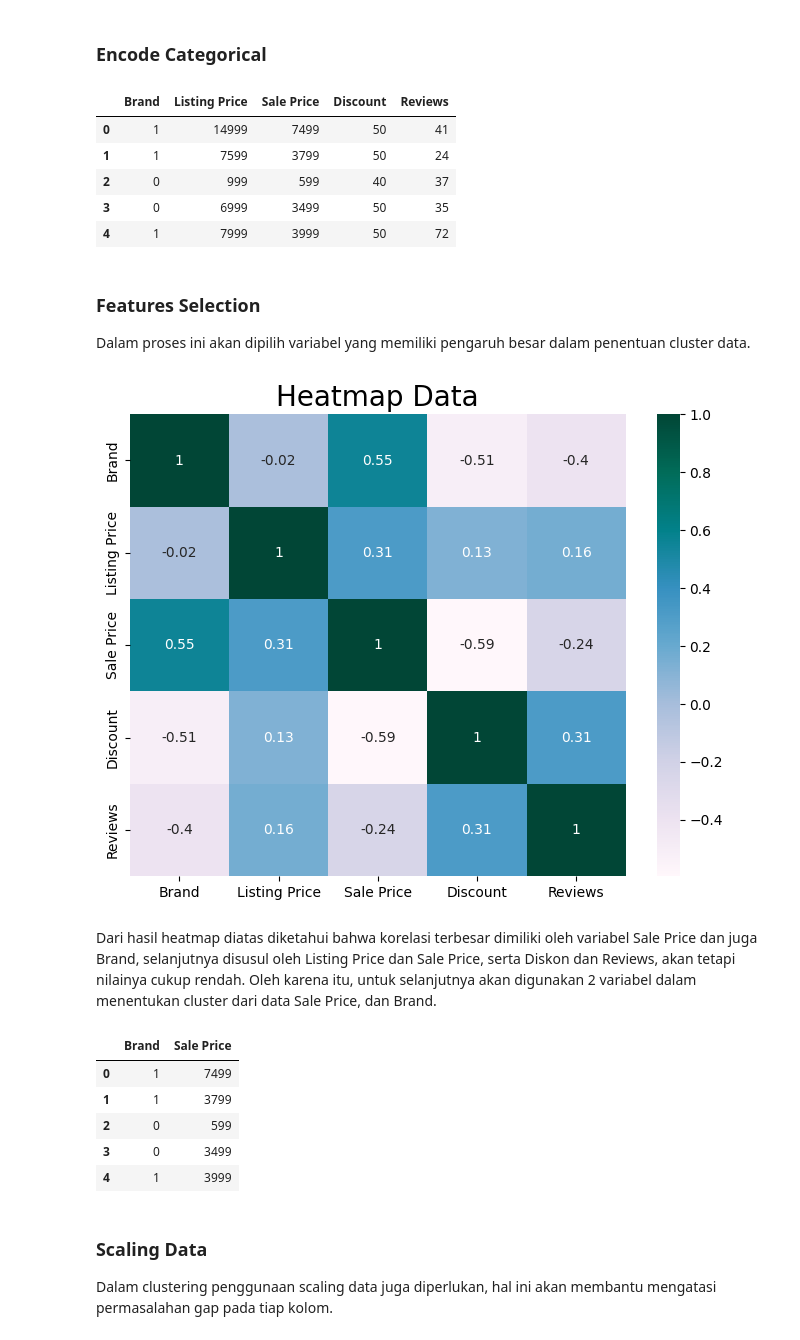
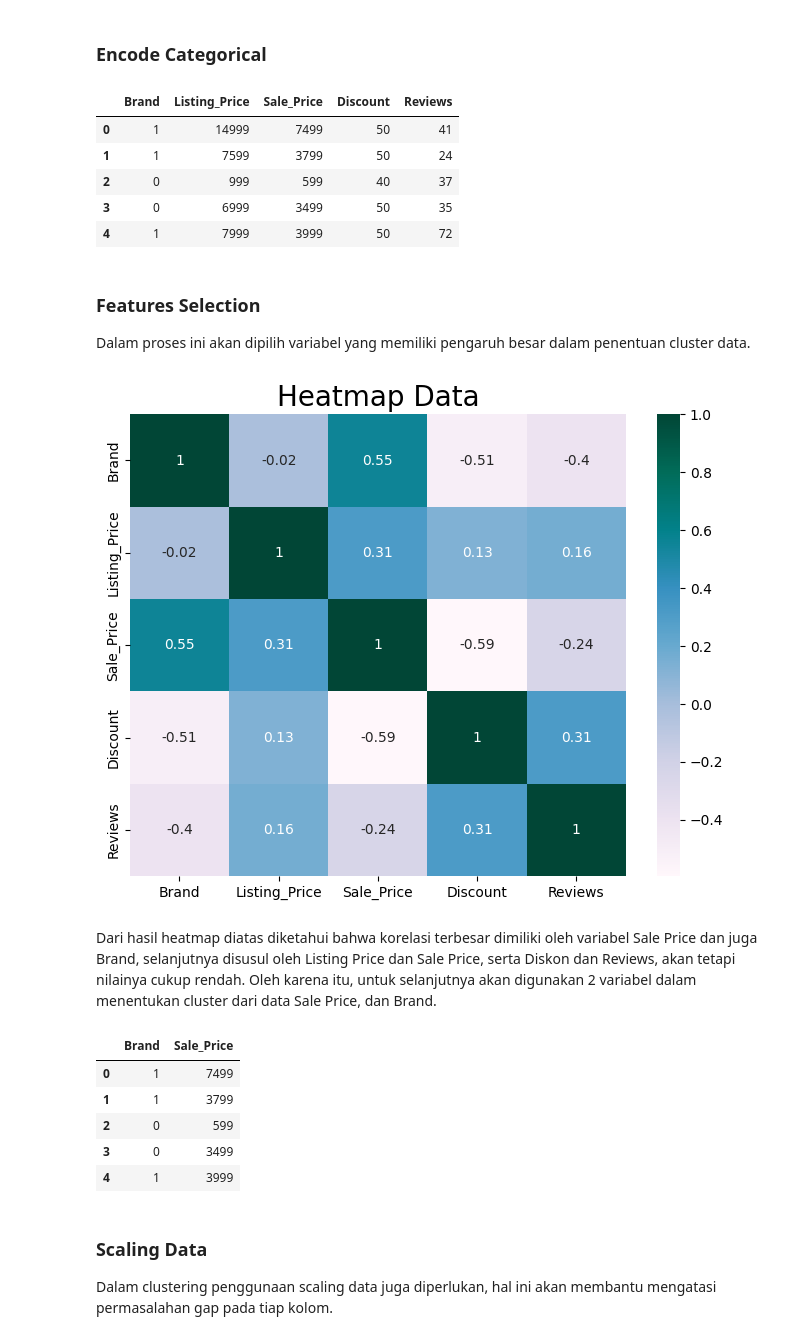
Before and after one commit to Tarnished2/DataScientist, a Jupyter notebook: Exercise_15_Muklis_Pramaditya_Ardian_Saputra.ipynb, the cells around one changed output. Cells and saved outputs as stored; diff of their text form; code cells hidden in the pictures.

```diff
--- a/Exercise_15_Muklis_Pramaditya_Ardian_Saputra.ipynb
+++ b/Exercise_15_Muklis_Pramaditya_Ardian_Saputra.ipynb
@@ -116,3 +116,6 @@ df.describe()
 | 50% | 5999.000000 | 4799.000000 | 40.000000 | 3.500000 | 37.000000 |
 | 75% | 8999.000000 | 7995.000000 | 50.000000 | 4.400000 | 68.000000 |
 | max | 29999.000000 | 36500.000000 | 60.000000 | 5.000000 | 223.000000 |
+# %%
+df = df.rename(columns={'Listing Price': 'Listing_Price'})
+df = df.rename(columns={'Sale Price': 'Sale_Price'})
@@ -149,14 +359,14 @@ Dari info data diatas, sudah terlihat bahwa tidak terdapat missing value pada da
 # %%
 # Merubah data kategori menjadi numerik
 label_encoder = LabelEncoder()
 encoded_data = df[categorical].apply(label_encoder.fit_transform)
 
 # Menggabungkan kolom umur dan nilai belanja setahun dengan data kategori
-cluster_data = pd.concat([encoded_data, df[["Listing Price", "Sale Price","Discount","Reviews"]]], axis=1)
+cluster_data = pd.concat([encoded_data, df[["Listing_Price", "Sale_Price","Discount","Reviews"]]], axis=1)
 
 cluster_data.head()
 # %% [output]
-|  | Brand | Listing Price | Sale Price | Discount | Reviews |
+|  | Brand | Listing_Price | Sale_Price | Discount | Reviews |
 | 0 | 1 | 14999 | 7499 | 50 | 41 |
 | 1 | 1 | 7599 | 3799 | 50 | 24 |
 | 2 | 0 | 999 | 599 | 40 | 37 |
@@ -172,16 +382,16 @@ sns.heatmap(cluster_data.corr(), cmap = 'PuBuGn', annot = True)
 plt.title('Heatmap Data', fontsize = 20)
 plt.show()
 # %% [output]
-[figure, old version]
+[figure, new version]
 # %% [markdown]
 Dari hasil heatmap diatas diketahui bahwa korelasi terbesar dimiliki oleh variabel Sale Price dan juga Brand, selanjutnya disusul oleh Listing Price dan Sale Price, serta Diskon dan Reviews, akan tetapi nilainya cukup rendah. Oleh karena itu, untuk selanjutnya akan digunakan 2 variabel dalam menentukan cluster dari data Sale Price, dan Brand.
 # %%
 # Drop variabel yang tidak dibutuhkan
-cluster_data = cluster_data.drop(["Listing Price",
+cluster_data = cluster_data.drop(["Listing_Price",
                                   "Discount","Reviews"], axis = 1)
 cluster_data.head()
 # %% [output]
-|  | Brand | Sale Price |
+|  | Brand | Sale_Price |
 | 0 | 1 | 7499 |
 | 1 | 1 | 3799 |
 | 2 | 0 | 599 |
```
Also changed, not shown: parts of 41 cells of this notebook.
